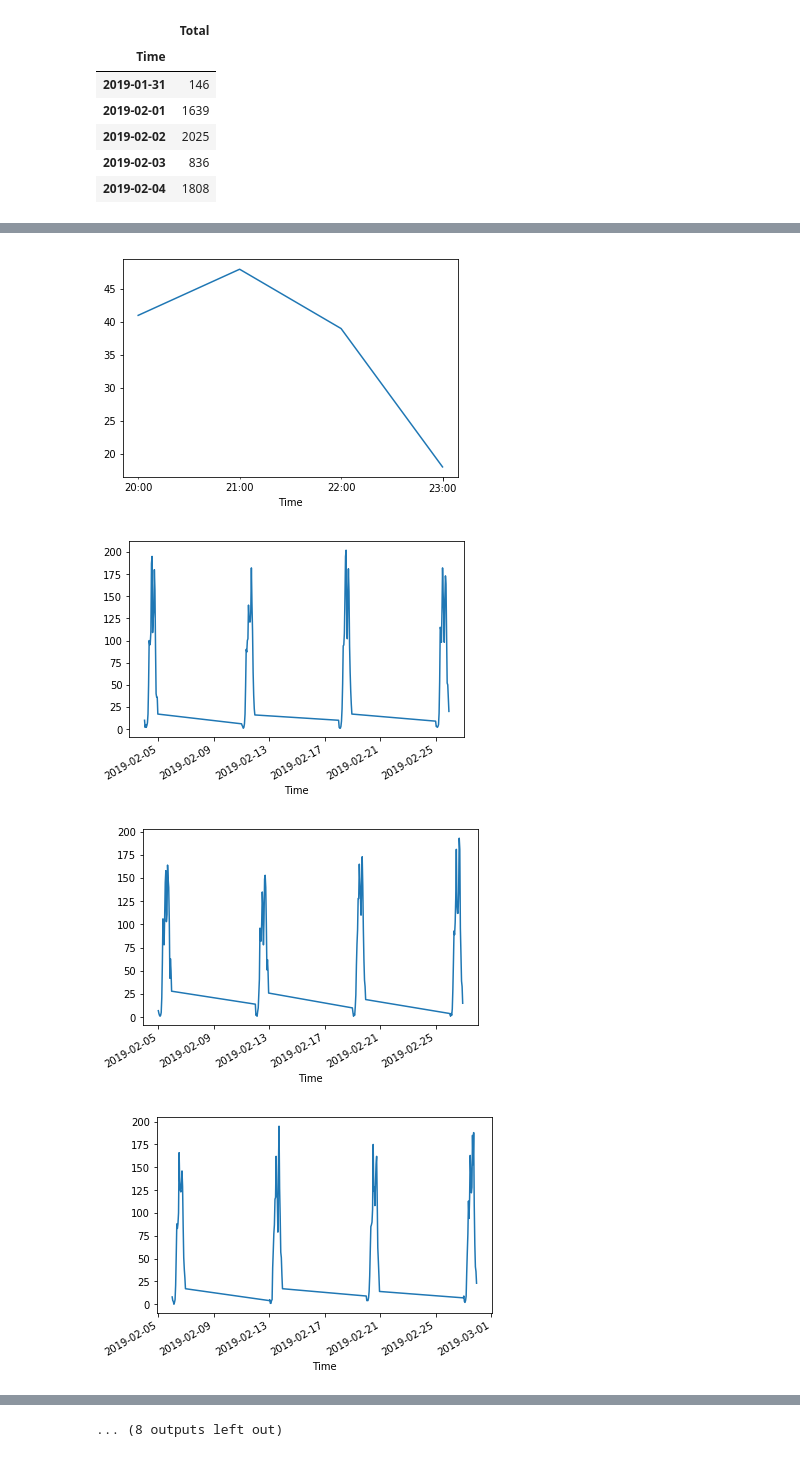
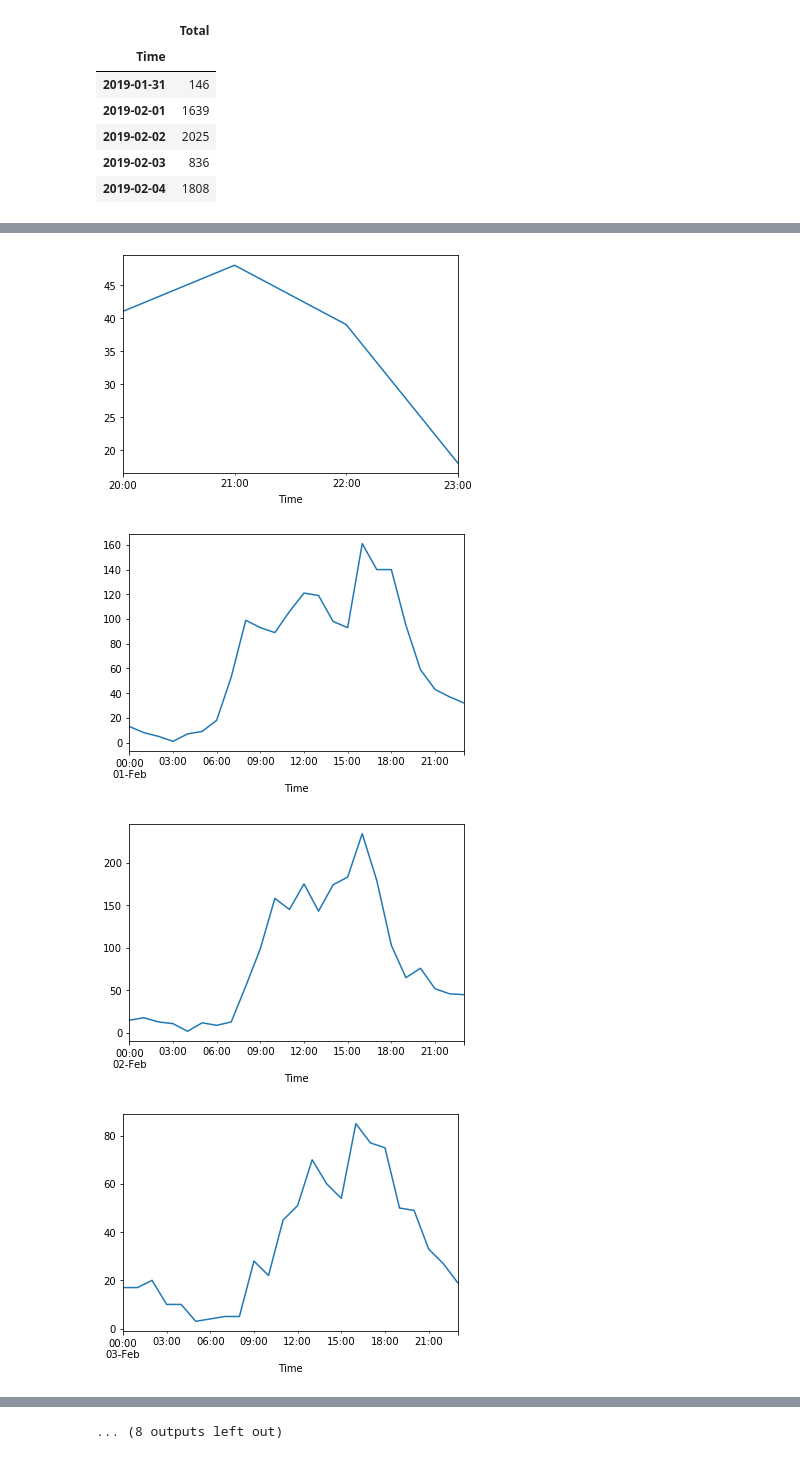
Before and after one commit to 1b15/walk-flow, a Jupyter notebook: notebooks/basel_analysis.ipynb, the cells around one changed output, grey strips where cells are left out. Drawn from its saved outputs; the diff is of its cells as text; code cells hidden in the pictures.

```diff
--- a/notebooks/basel_analysis.ipynb
+++ b/notebooks/basel_analysis.ipynb
@@ -3,7 +3,7 @@ import pandas as pd
 import matplotlib.pyplot as plt
 # %%
 def import_basel_data():
-    data = pd.read_csv("raw_data/Basel_Daten.csv", delimiter=';')
+    data = pd.read_csv("../raw_data/Basel_Daten.csv", delimiter=';')
     return data
 
 def get_location_data(df, location):
@@ -14,6 +14,7 @@ def clean_location_data(location_df):
     stamps = [x.split('+')[0] for x in location_df['DateTimeFrom'].values]
     location_df = location_df.assign(Time=pd.to_datetime(stamps.copy(), format="%Y-%m-%dT%H:%M:%S"))
     location_df = location_df.set_index('Time')
+    location_df = location_df.assign(Day=location_df.index.day)
     return location_df
 
 def get_location_split_dict(data):
@@ -29,7 +30,7 @@ def resample_location_data(location_df, frequency):
     if frequency == 'D':
         cols = ['Total']
     elif frequency == 'H':
-        cols = ['Total', 'Month', 'Weekday', 'HourFrom']
+        cols = ['Total', 'Month', 'Day', 'Weekday', 'HourFrom']
     else:
         print("INCORRECT FREQUENCY")
     location_df = location_df[cols].resample(frequency).sum()
@@ -76,14 +72,15 @@ location_hourly_sum['802 Klybeckstrasse 113/Kirche']
 # %%
 %matplotlib inline
 
-data_by_day = {"%d:%d"%(mk,dk):dv.sort_values(by=['HourFrom']) for mk, mv in location_hourly_sum['802 Klybeckstrasse 113/Kirche'].groupby('Month')
-                                                                     for dk, dv in mv.groupby('Weekday')}
+plotdata = location_hourly_sum['']
+data_by_day = {"%d:%d"%(mk,dk):dv.sort_values(by=['HourFrom']) for mk, mv in plotdata['802 Klybeckstrasse 113/Kirche'].groupby('Month')
+                                                                     for dk, dv in mv.groupby('Day')}
 for i in range(1, 21):
     #print(list(data_by_day.values())[i])
     list(data_by_day.values())[i]['Total'].plot()
     plt.show()
 # %% [output]
-[figure, old version]
+[figure, new version]
-[figure, old version]
+[figure, new version]
-[figure, old version]
+[figure, new version]
-[figure, old version]
+[figure, new version]
```
Also changed, not shown: parts of 2 cells of this notebook.
